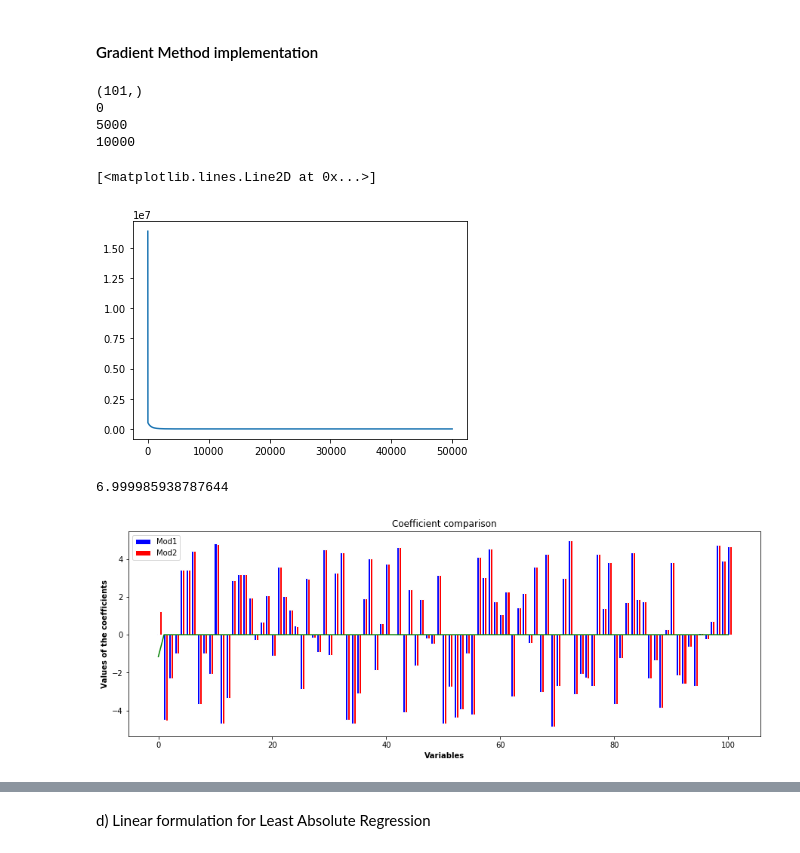
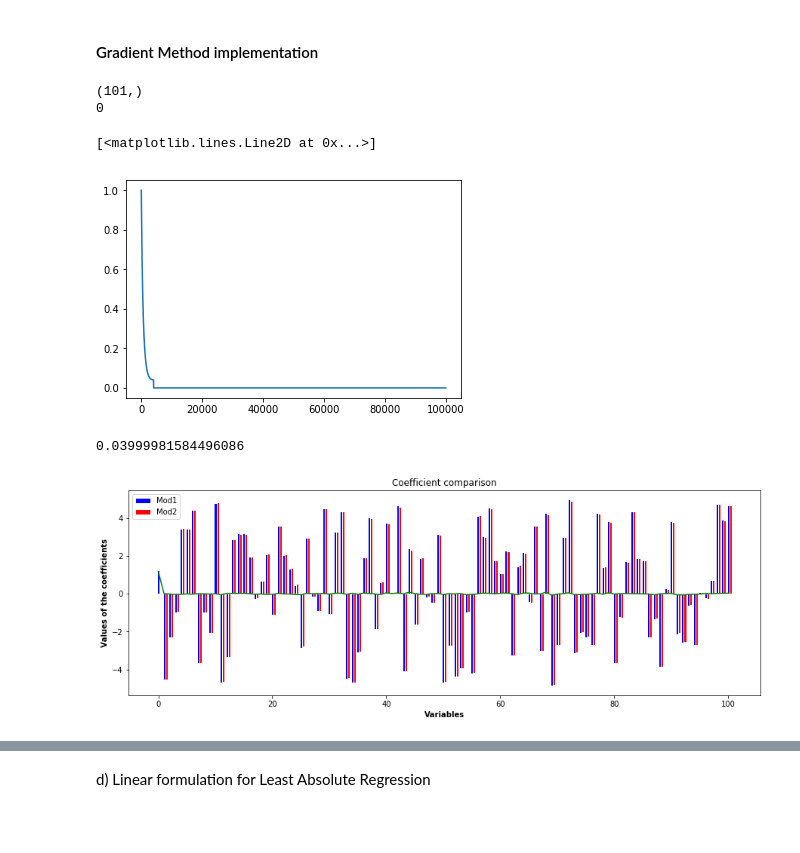
Before and after one commit to Jhdemendoza/Optimization-Project2, a Jupyter notebook: Optimization-Project2.ipynb, the cells around one changed output, grey strips where cells are left out. Saved outputs shown, nothing was run; the diff lists cells and outputs as text; code cells hidden in the pictures; blank space fills up the shorter version.

```diff
--- a/Optimization-Project2.ipynb
+++ b/Optimization-Project2.ipynb
@@ -209,46 +212,41 @@ iv. Stochastic Gradient Method.
 # %% [markdown]
 #### Gradient Method implementation
 # %%
-def gradDesc(x, y, obj_fun, jac, lr = 0.001, iterations = 50000, tol = 7):
+def gradDesc(x, y, obj_fun, jac, lr = 0.001, iterations = 100000, tol = 0.04):
     beta_lsg = np.zeros(101)
     OF_iter=np.zeros(iterations)
     tol_hist=np.zeros(iterations)
-    #beta_lsg = beta_ls_exact[:,0]
-    print(beta_lsg.shape)
     print_step = iterations/10
     for it in range(iterations):
-        #print(np.linalg.norm(jac(beta_lsg,x,y),ord=2))
-        #print(obj_fun(beta_lsg, x, y))
-        tol_val = np.linalg.norm(jac(beta_lsg,x,y),ord=2)
-        tol_hist[it] = tol_val
-        if (tol_val < tol):
-            break
+        if (it%print_step == 0):
+            print(it)
         grad = jac(beta_lsg, x, y)
         sigma = 0.1
         beta = 0.1
         while (obj_fun(beta_lsg+lr*(-grad), x, y) > least_sq_reg(beta_lsg,x,y)+lr*sigma*np.dot(grad,-grad)):
             lr=lr*beta
-        if (it%print_step == 0):
-            #print(grad)
-            #print(beta_lsg+lr*(-grad))
-            #print(beta_lsg)
-            print(it)
         beta_lsg = beta_lsg+lr*(-grad)
         OF_iter[it] = obj_fun(beta_lsg,x,y)
+        tol_val = np.linalg.norm(beta_ls_exact.T-beta_lsg,ord=2)/np.linalg.norm(beta_ls_exact.T,ord=2)
+        tol_hist[it] = tol_val
+        if (tol_val < tol):
+            break
     return (beta_lsg, OF_iter, tol_hist)
 
+time_start = time.clock()
 (beta_gd, of_gd, tol_gd) = gradDesc(x, y, least_sq_reg, least_sq_reg_der)
+time_elapsed = (time.clock() - time_start)
+print('time elapsed=',time_elapsed)
+
 plt.plot(tol_gd)
 # %% [output]
 (101,)
 0
-5000
-10000
 [<matplotlib.lines.Line2D at 0x...>]
-[figure, old version]
+[figure, new version]
 # %%
 print(min(tol_gd[tol_gd>0]))
-compare(np.reshape(beta_gd, (101,1)), beta_ls_exact)
+compare(beta_ls_exact, np.reshape(beta_gd, (101,1)))
 # %% [output]
-6.999985938787644
+0.03999981584496086
-[figure, old version]
+[figure, new version]
```
Also changed, not shown: parts of 8 cells of this notebook.
